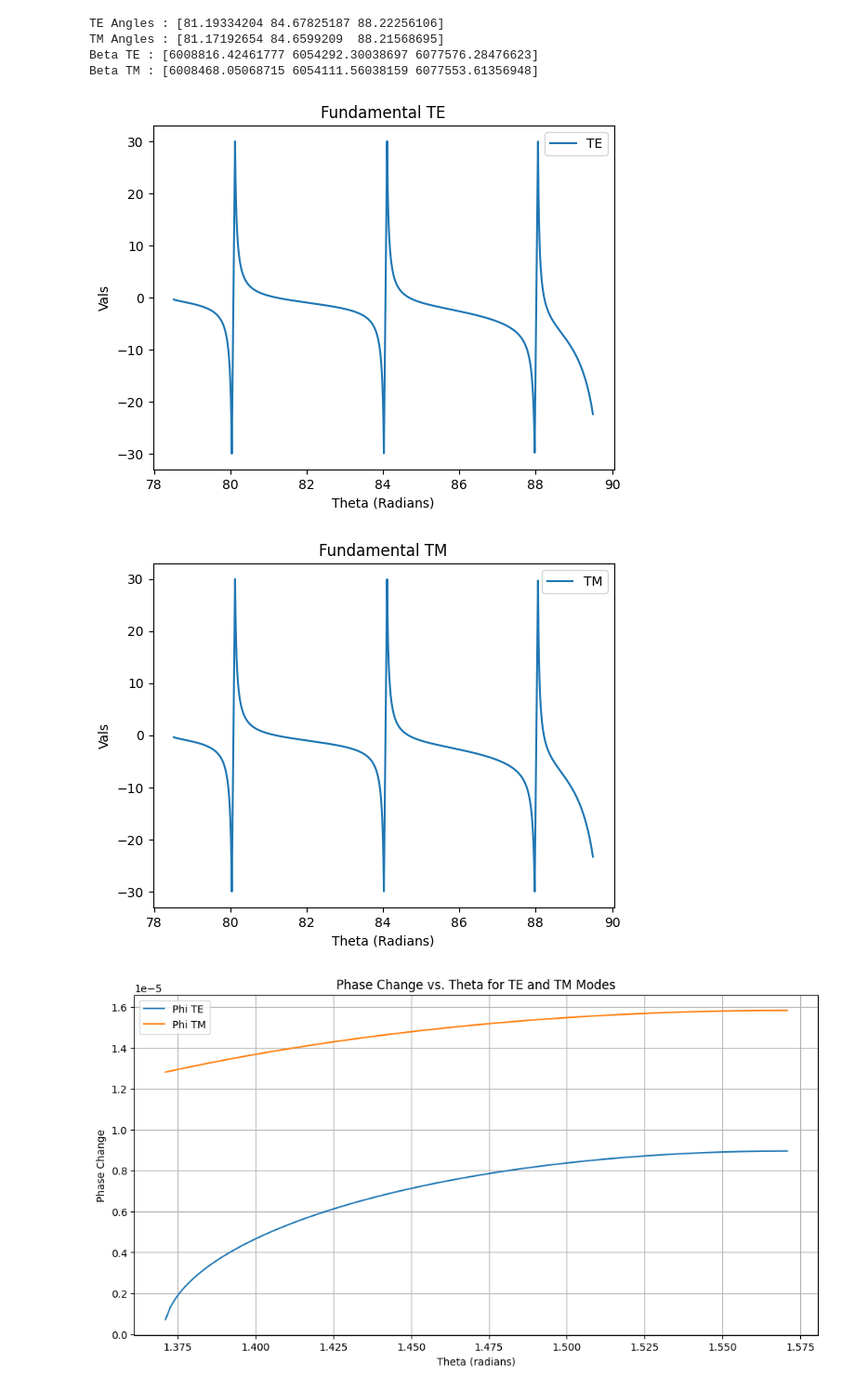
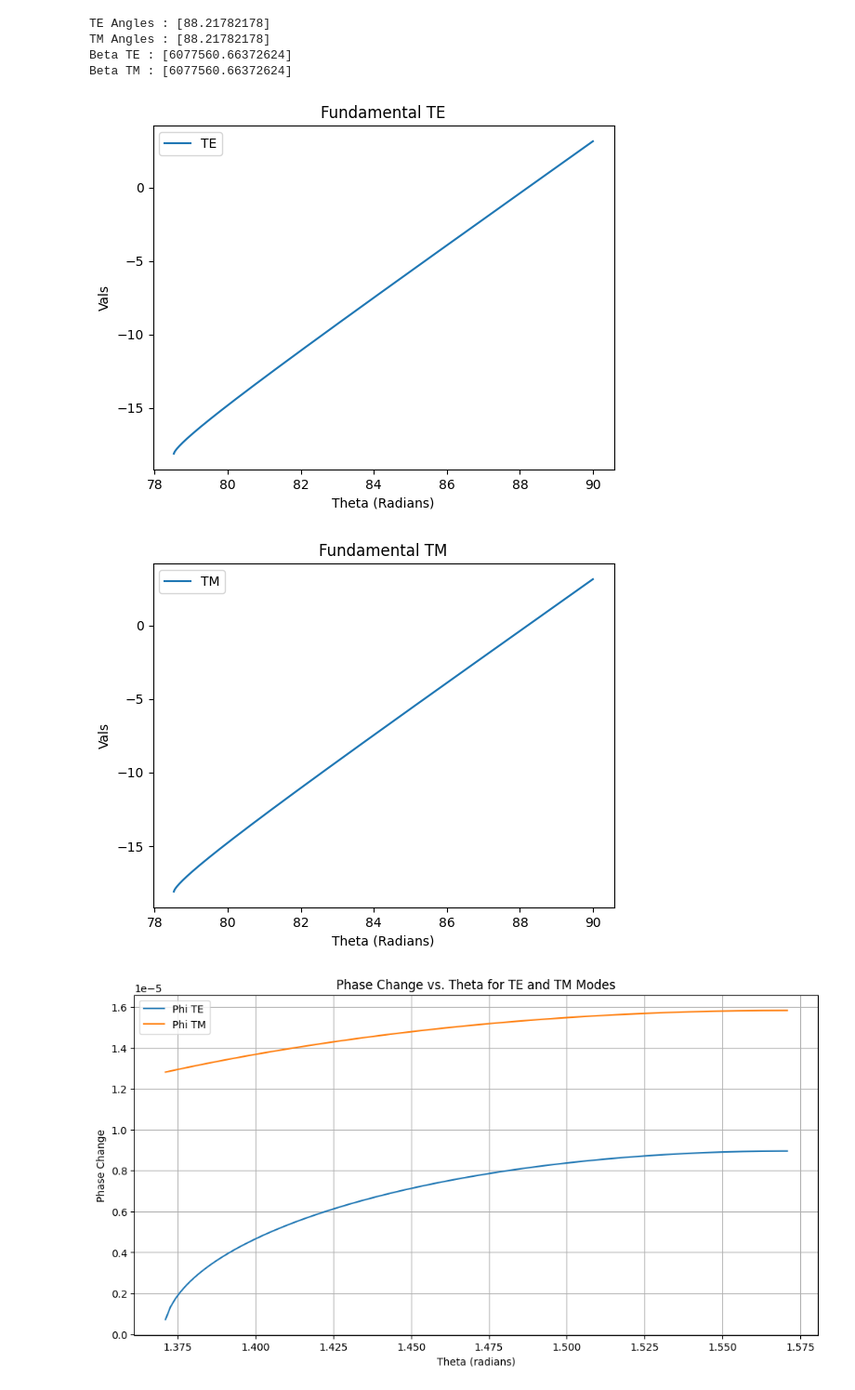
Before and after one commit to MrDNAlex/NE-345-Photonics, a Jupyter notebook: Assignment 2/Q1.ipynb, the cells around one changed output. Shown: that part at 93% size. Cells and saved outputs as stored; diff of their text form; code cells hidden in the pictures.

```diff
--- a/Assignment 2/Q1.ipynb
+++ b/Assignment 2/Q1.ipynb
@@ -6,26 +6,26 @@ n1 = 1.5
 n2 = 1.47
 coreThickness = 15 * 10**(-6)
 wavelength = 1.55 * 10**(-6)
-#normalizedThickness = ((coreThickness * np.pi)/wavelength)*np.sqrt(n1**2 - n2**2)
+
+
 k = (2 * np.pi)/wavelength
 criticalAngle = np.arcsin(n2/n1)
-thetas = np.linspace(criticalAngle, 89.5, 1000000)
-inv180 = 1/180
-thetas = (thetas * np.pi) * inv180
-n2overn1 = n2/n1
+thetas = np.linspace(0, np.pi/2, 10000)
+#inv180 = 1/180
+#thetas = (thetas * np.pi) * inv180
 
 
 def TE (thetaRad):
-    left = np.tan(0.5*(k * n1 * coreThickness * np.cos(thetaRad)))
-    top = np.sqrt(np.sin(thetaRad)**2 - (n2overn1)**2)
+    #left = np.tan(0.5*(k * n1 * coreThickness * np.cos(thetaRad)))
+    top = np.sqrt(np.sin(thetaRad)**2 - (n2/n1)**2)
     bottom = np.cos(thetaRad)
-    return left - (top/bottom)
+    return 2 * np.arctan( (top/bottom)) - k * n1 * coreThickness * np.cos(thetaRad)
 
 def TM (thetaRad):
-    left = np.tan(0.5*(k * n1 * coreThickness * np.cos(thetaRad)))
-    top = np.sqrt(np.sin(thetaRad)**2 - (n2overn1)**2)
-    bottom = np.cos(thetaRad) * (n2overn1)**2
-    return left - (top/bottom)
+    #left = np.tan(0.5*(k * n1 * coreThickness * np.cos(thetaRad)))
+    top = np.sqrt(np.sin(thetaRad)**2 - (n2/n1)**2)
+    bottom = np.cos(thetaRad) * (n2/n1)**2
+    return 2* np.arctan( (top/bottom)) - k * n1 * coreThickness * np.cos(thetaRad)
 
 
 def Simplify (y, x):
@@ -46,10 +46,13 @@ def Simplify (y, x):
 
     return Angles
 
-TEs = []
-TMs = []
+TEs = np.zeros(len(thetas))
+TMs = np.zeros(len(thetas))
 xVals = []
 
+TMs[:] = TM(thetas)
+TEs[:] = TE(thetas)
+xVals = thetas
 
 for i in thetas:
 
@@ -59,15 +62,15 @@ for i in thetas:
     tm = TM(i)
     te = TE(i)
 
-    if (abs(tm) > 30):
-        continue
+    #if (abs(tm) > 30):
+    #    continue
 
-    if (abs(te) > 30):
-        continue
+    #if (abs(te) > 30):
+    #    continue
 
-    TMs.append(tm)
-    TEs.append(te)
-    xVals.append(i)
+    #TMs.append(tm)
+    #TEs.append(te)
+    #xVals.append(i)
 
 
 TEAngles = Simplify(TEs, xVals)
@@ -76,39 +79,39 @@ TMAngles = Simplify(TMs, xVals)
 BetaTE = k * n1 * np.sin(TEAngles)
 BetaTM = k * n1 * np.sin(TMAngles)
 
 xVals = (np.array(xVals) * 180)/np.pi
 TEAngles = (np.array(TEAngles) * 180)/np.pi
 TMAngles = (np.array(TMAngles) * 180)/np.pi
 
 print(f"TE Angles : {TEAngles}")
 print(f"TM Angles : {TMAngles}")
 print(f"Beta TE : {BetaTE}")
 print(f"Beta TM : {BetaTM}")
 
 # First Graph for TE
 plt.figure()  # Create a new figure
 plt.title("Fundamental TE")
 plt.plot(xVals, TEs, label="TE")
 plt.xlabel("Theta (Radians)")
 plt.ylabel("Vals")
 plt.legend()
 plt.show()
 
 # Second Graph for TM
 plt.figure()  # Create a new figure
 plt.title("Fundamental TM")
 plt.plot(xVals, TMs, label="TM")
 plt.xlabel("Theta (Radians)")
 plt.ylabel("Vals")
 plt.legend()
 plt.show()
 # %% [output]
-TE Angles : [81.19334204 84.67825187 88.22256106]
-TM Angles : [81.17192654 84.6599209  88.21568695]
-Beta TE : [6008816.42461777 6054292.30038697 6077576.28476623]
-Beta TM : [6008468.05068715 6054111.56038159 6077553.61356948]
+TE Angles : [88.21782178]
+TM Angles : [88.21782178]
+Beta TE : [6077560.66372624]
+Beta TM : [6077560.66372624]
-[figure, old version]
+[figure, new version]
-[figure, old version]
+[figure, new version]
 # %%
 import numpy as np
 import matplotlib.pyplot as plt
```
Also changed, not shown: 1 other file.
